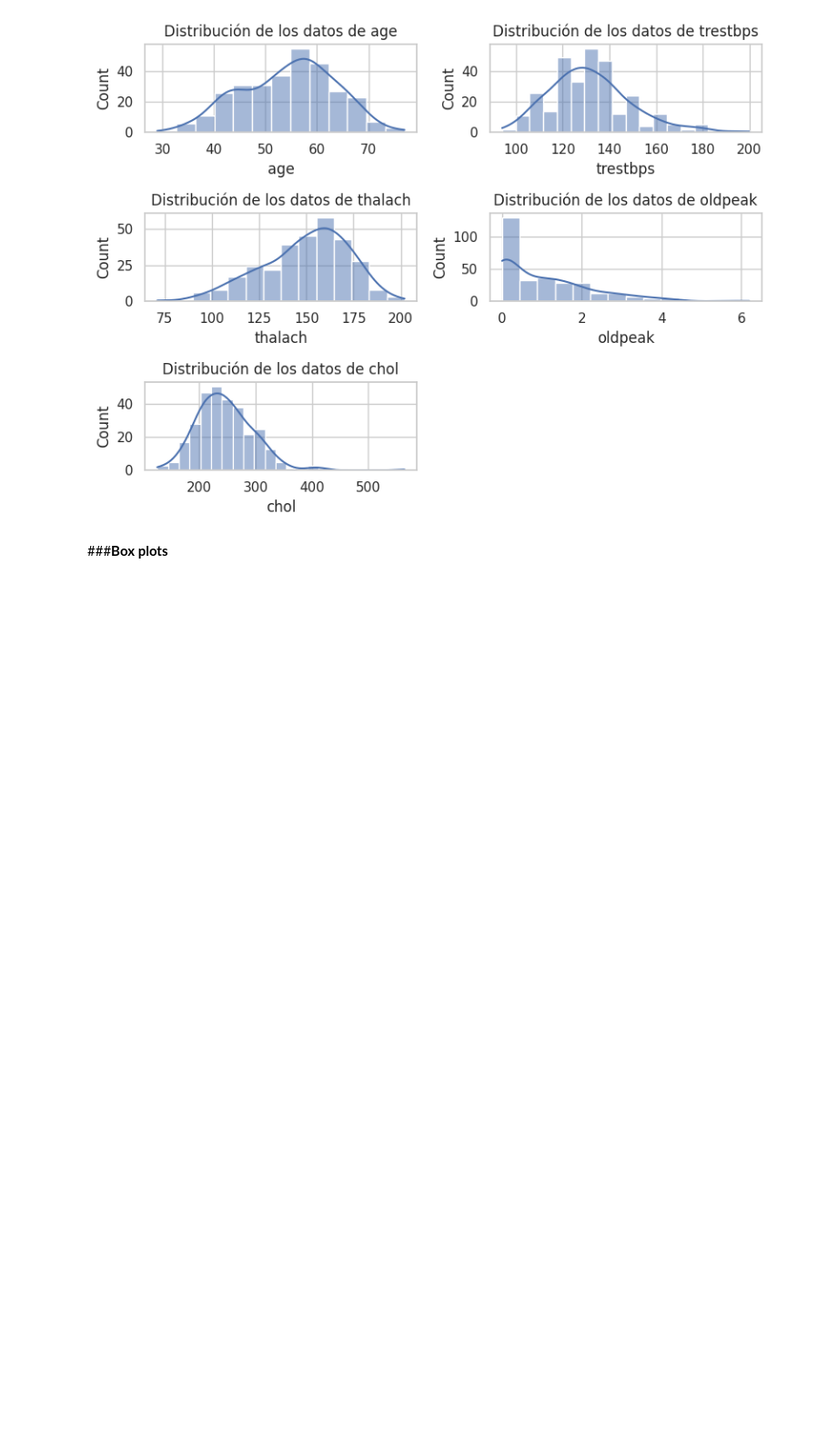
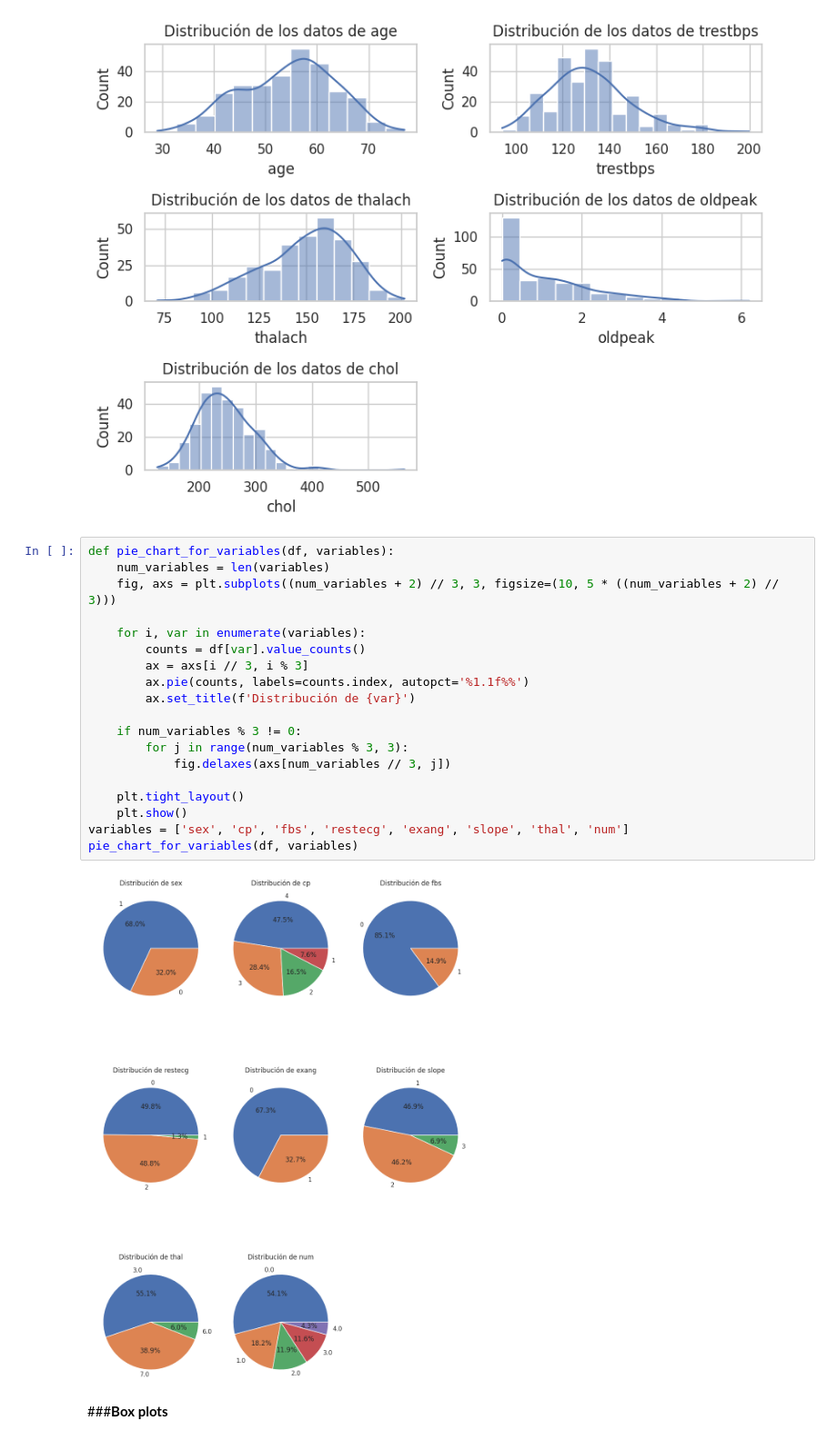
Before and after one commit to javel3232/cholesterol, a Jupyter notebook: EDA2.ipynb, the cells around one changed output. Shown at 91% size. Saved outputs shown, nothing was run; the diff lists cells and outputs as text; blank space fills up the shorter version.

```diff
--- a/EDA2.ipynb
+++ b/EDA2.ipynb
@@ -259,6 +259,27 @@ for i, col in enumerate(cols, 1):
 plt.show()
 # %% [output]
 [figure]
+# %%
+def pie_chart_for_variables(df, variables):
+    num_variables = len(variables)
+    fig, axs = plt.subplots((num_variables + 2) // 3, 3, figsize=(10, 5 * ((num_variables + 2) // 3)))
+
+    for i, var in enumerate(variables):
+        counts = df[var].value_counts()
+        ax = axs[i // 3, i % 3]
+        ax.pie(counts, labels=counts.index, autopct='%1.1f%%')
+        ax.set_title(f'Distribución de {var}')
+
+    if num_variables % 3 != 0:
+        for j in range(num_variables % 3, 3):
+            fig.delaxes(axs[num_variables // 3, j])
+
+    plt.tight_layout()
+    plt.show()
+variables = ['sex', 'cp', 'fbs', 'restecg', 'exang', 'slope', 'thal', 'num']
+pie_chart_for_variables(df, variables)
+# %% [output]
+[figure, added]
 # %% [markdown]
 ###**Box plots**
 # %%
```
